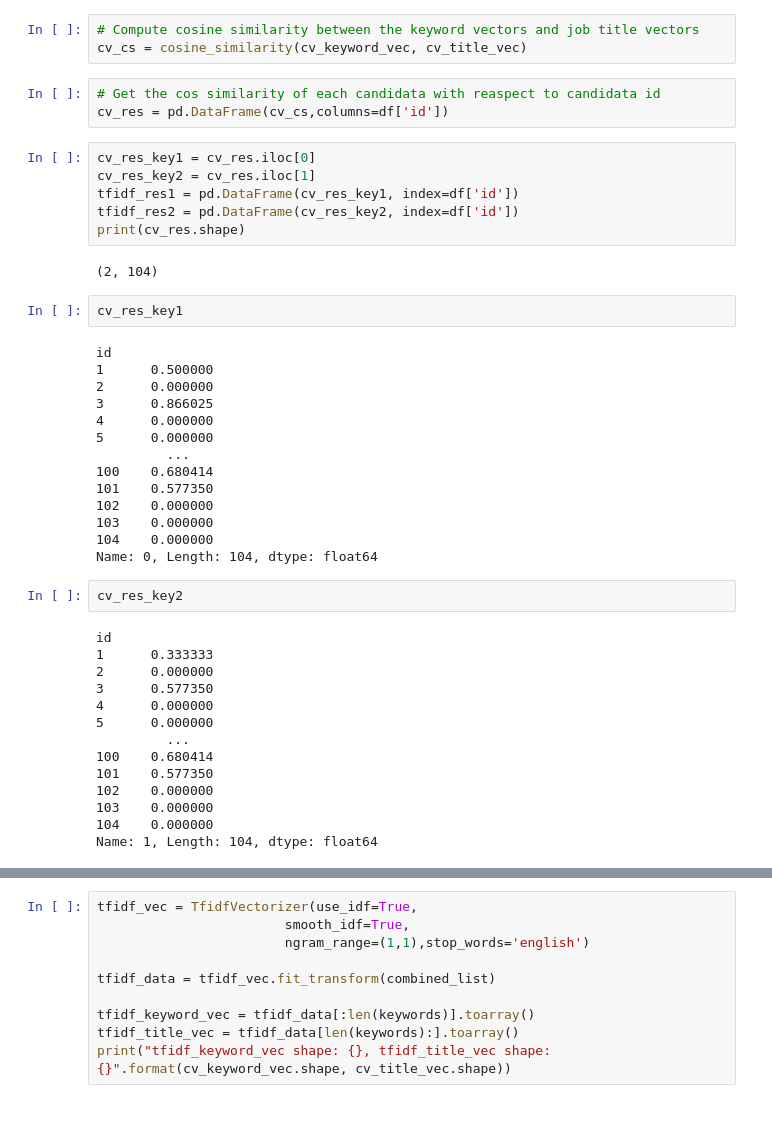
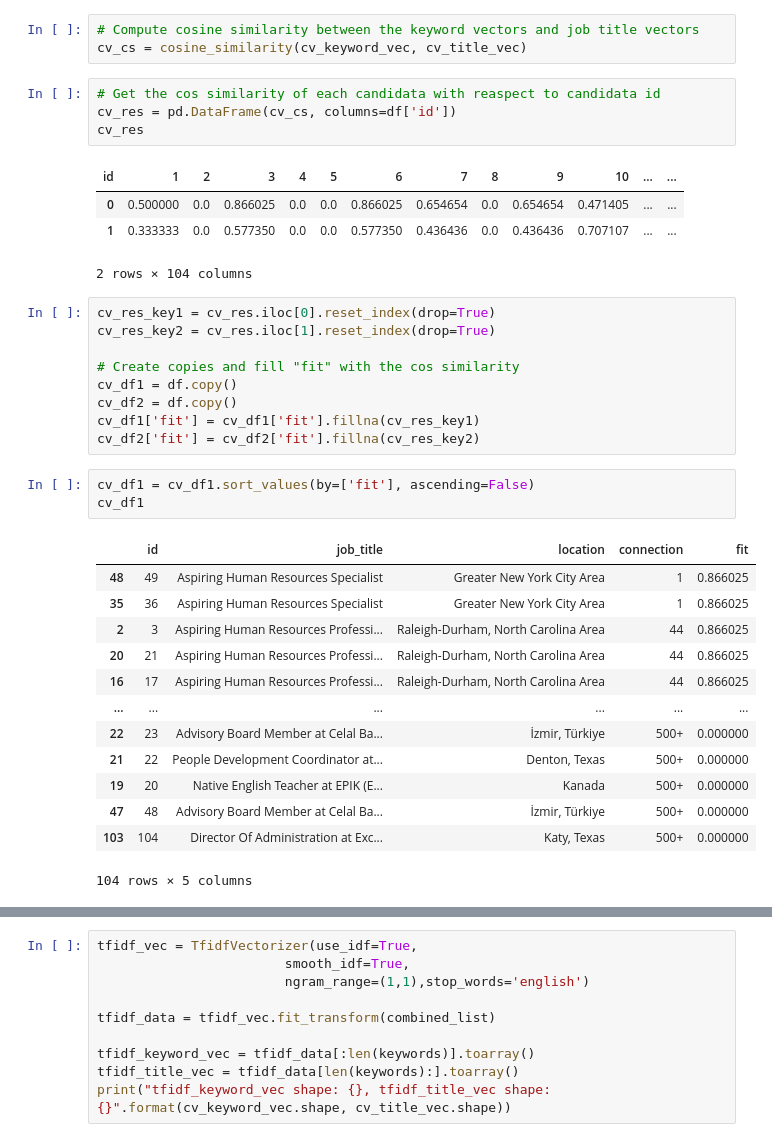
Before and after one commit to trtrgfh/Potential_Talents, a Jupyter notebook: Potential_Talents.ipynb, the cells around one changed output, grey strips where cells are left out. Saved outputs shown, nothing was run; the diff lists cells and outputs as text; blank space fills up the shorter version.

```diff
--- a/Potential_Talents.ipynb
+++ b/Potential_Talents.ipynb
@@ -47,44 +45,36 @@ cv_keyword_vec shape: (2, 181), cv_title_vec shape: (104, 181)
 cv_cs = cosine_similarity(cv_keyword_vec, cv_title_vec)
 # %%
 # Get the cos similarity of each candidata with reaspect to candidata id
-cv_res = pd.DataFrame(cv_cs,columns=df['id'])
+cv_res = pd.DataFrame(cv_cs, columns=df['id'])
+cv_res
+# %% [output]
+| id | 1 | 2 | 3 | 4 | 5 | 6 | 7 | 8 | 9 | 10 | ... | ... |
+| 0 | 0.500000 | 0.0 | 0.866025 | 0.0 | 0.0 | 0.866025 | 0.654654 | 0.0 | 0.654654 | 0.471405 | ... | ... |
+| 1 | 0.333333 | 0.0 | 0.577350 | 0.0 | 0.0 | 0.577350 | 0.436436 | 0.0 | 0.436436 | 0.707107 | ... | ... |
+2 rows × 104 columns
-# %%
-cv_res_key1 = cv_res.iloc[0]
-cv_res_key2 = cv_res.iloc[1]
-tfidf_res1 = pd.DataFrame(cv_res_key1, index=df['id'])
-tfidf_res2 = pd.DataFrame(cv_res_key2, index=df['id'])
-print(cv_res.shape)
-# %% [output]
-(2, 104)
-# %%
-cv_res_key1
-# %% [output]
-id
-1      0.500000
-2      0.000000
-3      0.866025
-4      0.000000
-5      0.000000
-         ...
-100    0.680414
-101    0.577350
-102    0.000000
-103    0.000000
-104    0.000000
-Name: 0, Length: 104, dtype: float64
-# %%
-cv_res_key2
-# %% [output]
-id
-1      0.333333
-2      0.000000
-3      0.577350
-4      0.000000
-5      0.000000
-         ...
-100    0.680414
-101    0.577350
-102    0.000000
-103    0.000000
-104    0.000000
-Name: 1, Length: 104, dtype: float64
+# %%
+cv_res_key1 = cv_res.iloc[0].reset_index(drop=True)
+cv_res_key2 = cv_res.iloc[1].reset_index(drop=True)
+
+# Create copies and fill "fit" with the cos similarity
+cv_df1 = df.copy()
+cv_df2 = df.copy()
+cv_df1['fit'] = cv_df1['fit'].fillna(cv_res_key1)
+cv_df2['fit'] = cv_df2['fit'].fillna(cv_res_key2)
+# %%
+cv_df1 = cv_df1.sort_values(by=['fit'], ascending=False)
+cv_df1
+# %% [output]
+|  | id | job_title | location | connection | fit |
+| 48 | 49 | Aspiring Human Resources Specialist | Greater New York City Area | 1 | 0.866025 |
+| 35 | 36 | Aspiring Human Resources Specialist | Greater New York City Area | 1 | 0.866025 |
+| 2 | 3 | Aspiring Human Resources Professi... | Raleigh-Durham, North Carolina Area | 44 | 0.866025 |
+| 20 | 21 | Aspiring Human Resources Professi... | Raleigh-Durham, North Carolina Area | 44 | 0.866025 |
+| 16 | 17 | Aspiring Human Resources Professi... | Raleigh-Durham, North Carolina Area | 44 | 0.866025 |
+| ... | ... | ... | ... | ... | ... |
+| 22 | 23 | Advisory Board Member at Celal Ba... | İzmir, Türkiye | 500+ | 0.000000 |
+| 21 | 22 | People Development Coordinator at... | Denton, Texas | 500+ | 0.000000 |
+| 19 | 20 | Native English Teacher at EPIK (E... | Kanada | 500+ | 0.000000 |
+| 47 | 48 | Advisory Board Member at Celal Ba... | İzmir, Türkiye | 500+ | 0.000000 |
+| 103 | 104 | Director Of Administration at Exc... | Katy, Texas | 500+ | 0.000000 |
+104 rows × 5 columns
```
Also changed, not shown: parts of 73 cells of this notebook.
